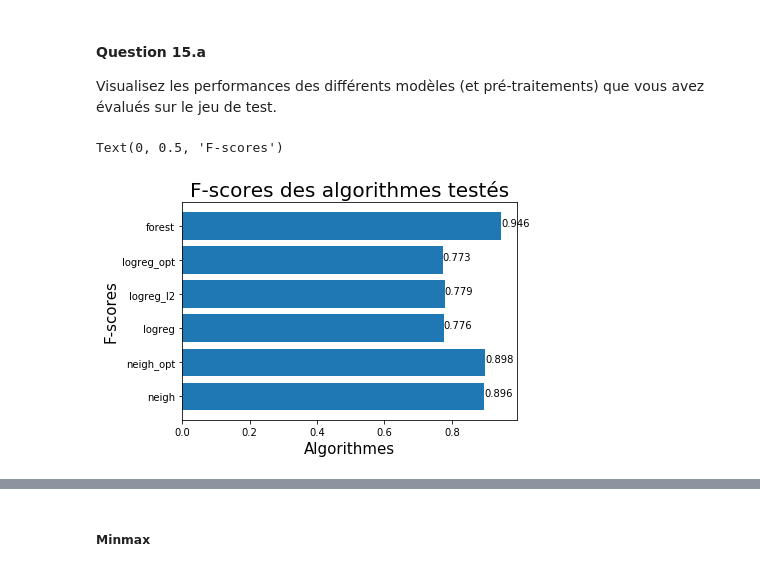
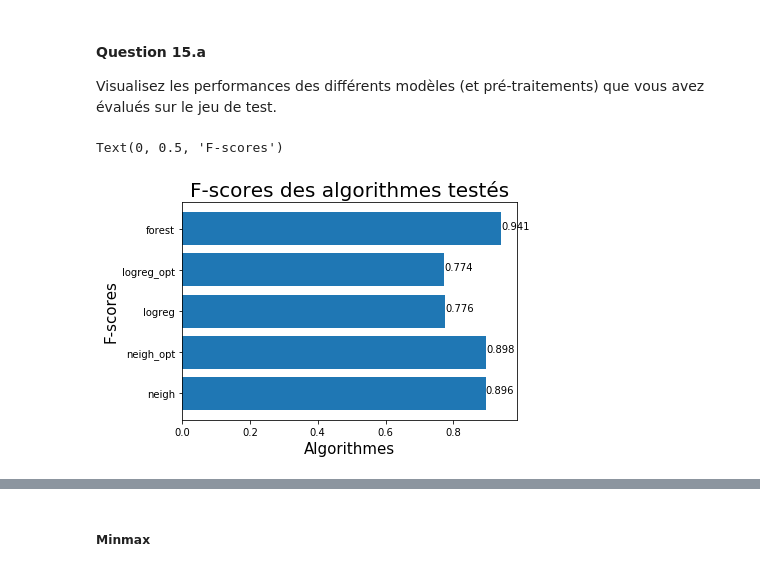
Before and after one commit to TristanCotillard/Projet_sdd, a Jupyter notebook: Projet.ipynb, the cells around one changed output, grey strips where cells are left out. Saved outputs shown, nothing was run; the diff lists cells and outputs as text; code cells hidden in the pictures.

```diff
--- a/Projet.ipynb
+++ b/Projet.ipynb
@@ -633,7 +617,7 @@ Le F1-score n'est pas amélioré par rapport à une régularisation l2. Cela peu
 ##### Minmax
 # %%
 # define model
-logreg = LogisticRegression(penalty='l1', random_state=13, max_iter=10000, solver='saga')
+logreg = LogisticRegression(penalty='l2', random_state=13, max_iter=10000, solver='saga')
 
 # define gridsearch
 tuned_parameters = [{'C': C_values}]
@@ -701,4 +668,4 @@ best R2 (test set): 0.7740
 # %%
-logreg = LogisticRegression(penalty='l1', C=0.0728, solver='saga')
+logreg = LogisticRegression(penalty='l2', C=0.7880, solver='saga')
 logreg.fit(X_train_preprocessed_minmax, y_train)
 # %% [output]
@@ -800,8 +763,8 @@ RandomForestClassifier(bootstrap=True, ccp_alpha=0.0, class_weight=None,
                        n_jobs=None, oob_score=False, random_state=None,
                        verbose=0, warm_start=False)
 # %%
-y_preprocessed = forest.predict(X_test_preprocessed)
+y_processed = forest.predict(X_test_preprocessed)
 # %%
-f1_forest_opt = metrics.f1_score(y_test,y_preprocessed)
+f1_forest_opt = metrics.f1_score(y_test,y_processed)
 print("Le F-score pour une forêt aléatoire vaut :", f1_forest_opt)
 # %% [output]
@@ -891,20 +854,20 @@ Le F-score pour MinMax et une forêt aléatoire vaut : 0.9390739236393176
 #### Question 15.a
 Visualisez les performances des différents modèles (et pré-traitements) que vous avez évalués sur le jeu de test.
 # %%
-f1s = [f1_neigh, f1_neigh_opt, f1_logreg_no_penalty, f1_logreg_l2, f1_logreg_opt, f1_forest_opt]
-f1s_labels = ['neigh', 'neigh_opt', 'logreg', 'logreg_l2', 'logreg_opt', 'forest']
+f1s = [f1_neigh, f1_neigh_opt, f1_logreg_no_penalty, f1_logreg_opt, f1_forest_opt]
+f1s_labels = ['neigh', 'neigh_opt', 'logreg', 'logreg_opt', 'forest']
 
 plt.barh(np.arange(len(f1s)), f1s, tick_label=f1s_labels)
 
 for index, value in enumerate(f1s):
     plt.text(value, index, str("%.3f" % value))
 
 plt.xlabel("Algorithmes", fontsize=15)
 plt.title("F-scores des algorithmes testés", fontsize=20)
 plt.ylabel("F-scores", fontsize=15)
 # %% [output]
 Text(0, 0.5, 'F-scores')
-[figure, old version]
+[figure, new version]
 # %%
 print("L'algorithme avec le meilleur F-score est ", f1s_labels[np.argmax(f1s)])
 print("De F-score", np.max(f1s))
```
Also changed, not shown: parts of 47 cells of this notebook, 1 other file.
